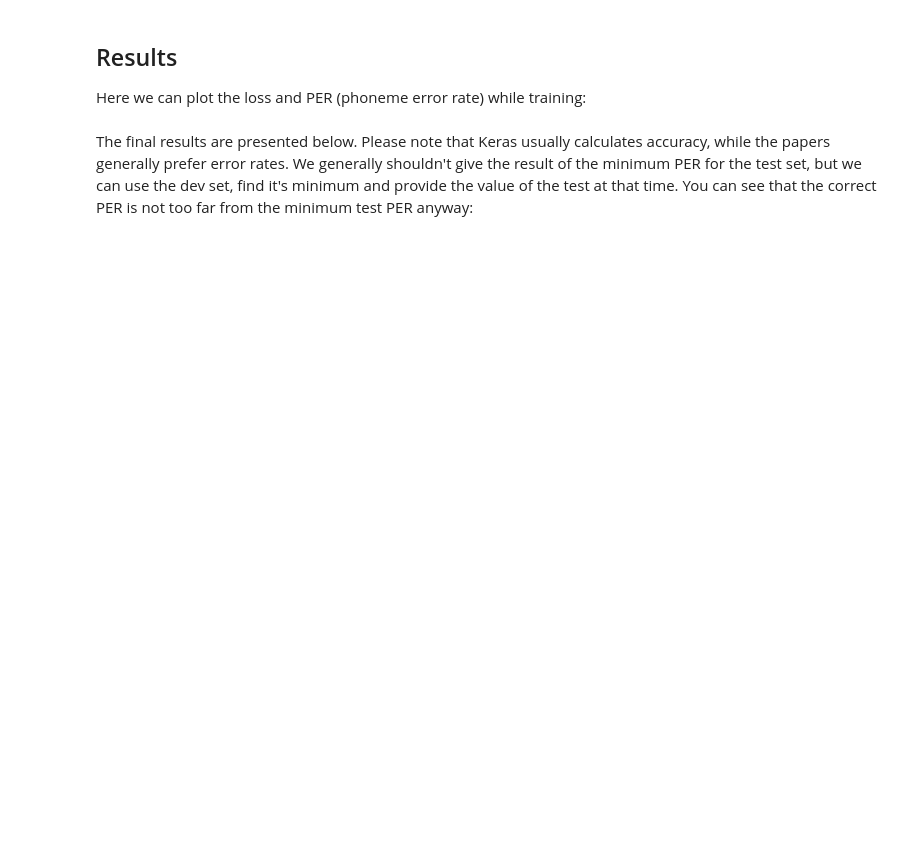
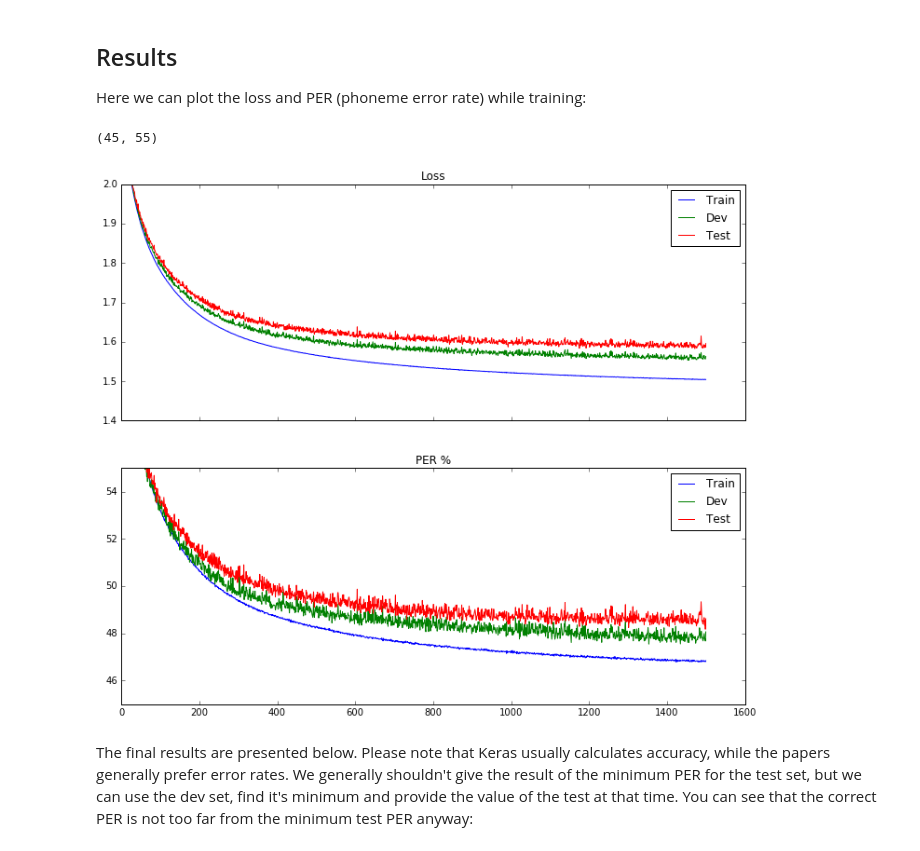
Before and after one commit to danijel3/ASRDemos, a Jupyter notebook: notebooks/MLP_TIMIT.ipynb, the cells around one changed output. Cells and saved outputs as stored; diff of their text form; code cells hidden in the pictures; blank space fills up the shorter version.

```diff
--- a/notebooks/MLP_TIMIT.ipynb
+++ b/notebooks/MLP_TIMIT.ipynb
@@ -166,21 +165,25 @@ Here we can plot the loss and PER (phoneme error rate) while training:
 # %%
 import matplotlib.pyplot as P
 %matplotlib inline
 
 fig,ax=P.subplots(2,sharex=True,figsize=(12,10))
 
 ax[0].set_title('Loss')
 ax[0].plot(tr_hist.loss,label='Train')
 ax[0].plot(dev_hist.loss,label='Dev')
 ax[0].plot(tst_hist.loss,label='Test')
 ax[0].legend()
+ax[0].set_ylim((1.4,2.0))
 
 ax[1].set_title('PER %')
 ax[1].plot(100*(1-np.array(tr_hist.acc)),label='Train')
 ax[1].plot(100*(1-np.array(dev_hist.acc)),label='Dev')
 ax[1].plot(100*(1-np.array(tst_hist.acc)),label='Test')
 ax[1].legend()
-#ax[1].set_ylim((49,51))
+ax[1].set_ylim((45,55))
+# %% [output]
+(45, 55)
+[figure, added]
 # %% [markdown]
 The final results are presented below. Please note that Keras usually calculates accuracy, while the papers generally prefer error rates. We generally shouldn't give the result of the minimum PER for the test set, but we can use the dev set, find it's minimum and provide the value of the test at that time. You can see that the correct PER is not too far from the minimum test PER anyway:
 # %%
```
Also changed, not shown: parts of 5 cells of this notebook, 1 other file.
